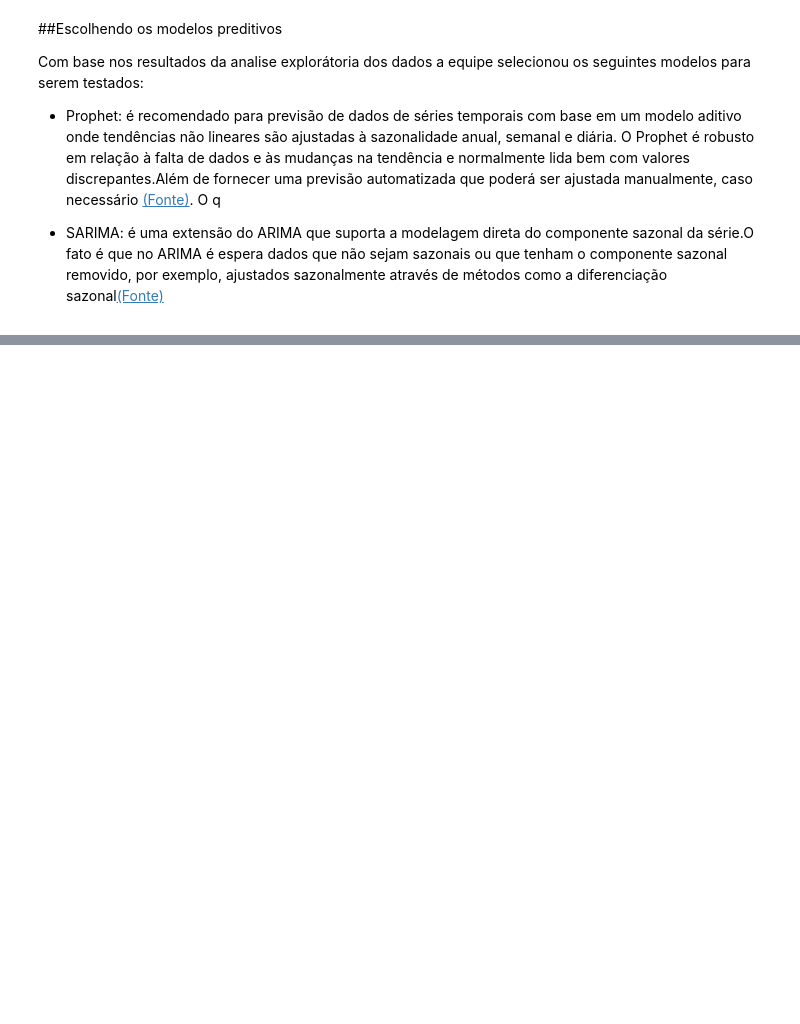
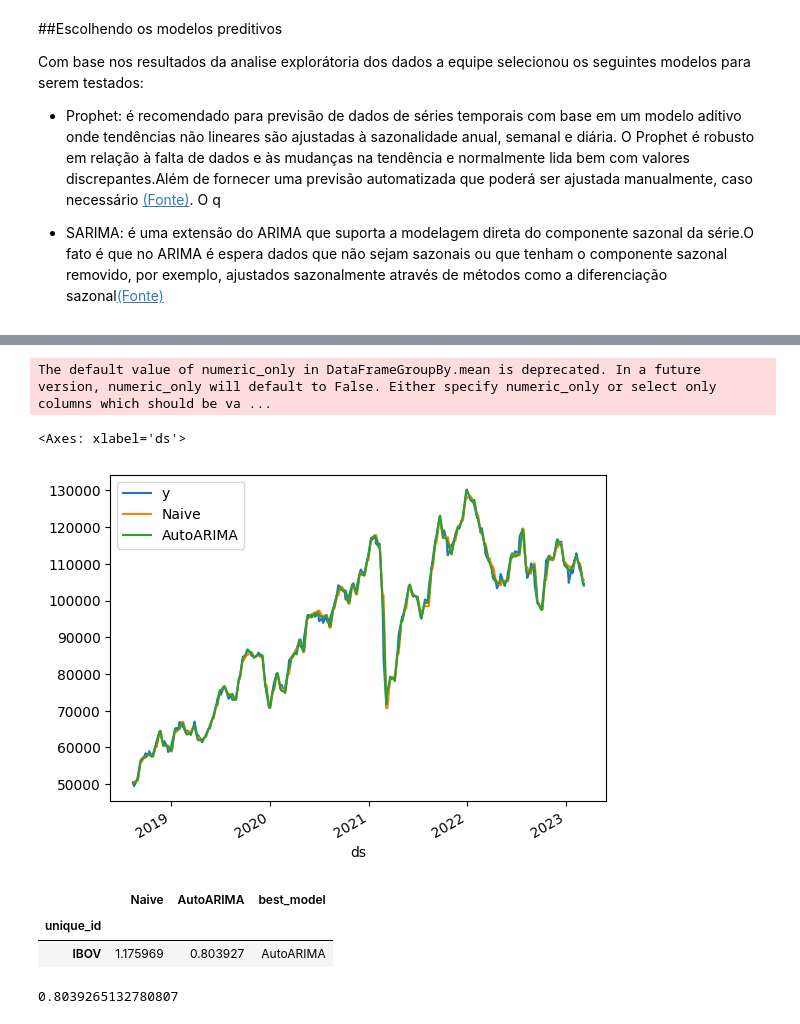
Before and after one commit to agcorrea/fiap-techchallenge-grupo41, a Jupyter notebook: fase-2/predicao-ibovespa.ipynb, the cells around one changed output, grey strips where cells are left out. Cells and saved outputs as stored; diff of their text form; code cells hidden in the pictures; blank space fills up the shorter version.

```diff
--- a/fase-2/predicao-ibovespa.ipynb
+++ b/fase-2/predicao-ibovespa.ipynb
@@ -1213,0 +587,8 @@ resultado_final
+# %%
+crossvalidation_df = sf.cross_validation(
+    df=df_statsforecast,
+    h=h,
+    step_size=14,
+    n_windows=120
+  )
+crossvalidation_df
@@ -1213,0 +610,6 @@ resultado_final
+# %%
+crossvalidation_df.groupby(['ds']).mean().plot()
+# %% [output]
+The default value of numeric_only in DataFrameGroupBy.mean is deprecated. In a future version, numeric_only will default to False. Either specify numeric_only or select only columns which should be va ...
+<Axes: xlabel='ds'>
+[figure, added]
@@ -1213,0 +632,12 @@ resultado_final
+# %%
+evaluation_df = evaluate_cross_validation(crossvalidation_df, mape)
+evaluation_df.head()
+# %% [output]
+|  | Naive | AutoARIMA | best_model |
+| unique_id |  |  |  |
+| IBOV | 1.175969 | 0.803927 | AutoARIMA |
+# %%
+mape_AutoARIMA = evaluation_df.loc['IBOV']['AutoARIMA']
+mape_AutoARIMA
+# %% [output]
+0.8039265132780807
```
Also changed, not shown: parts of 133 cells of this notebook.
